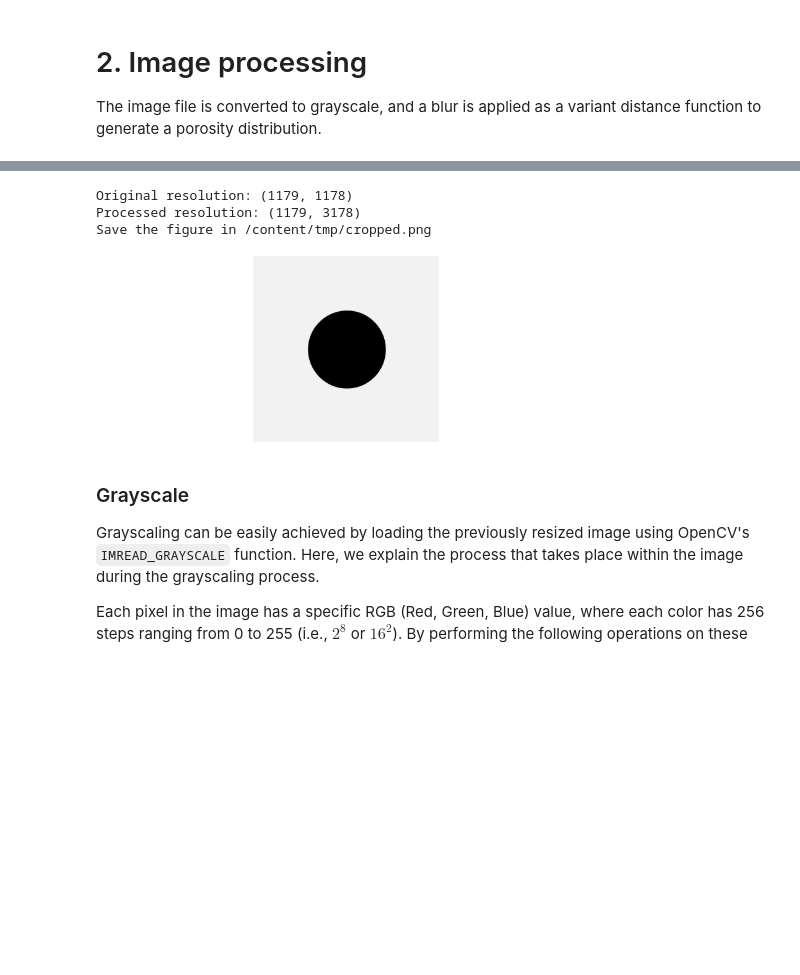
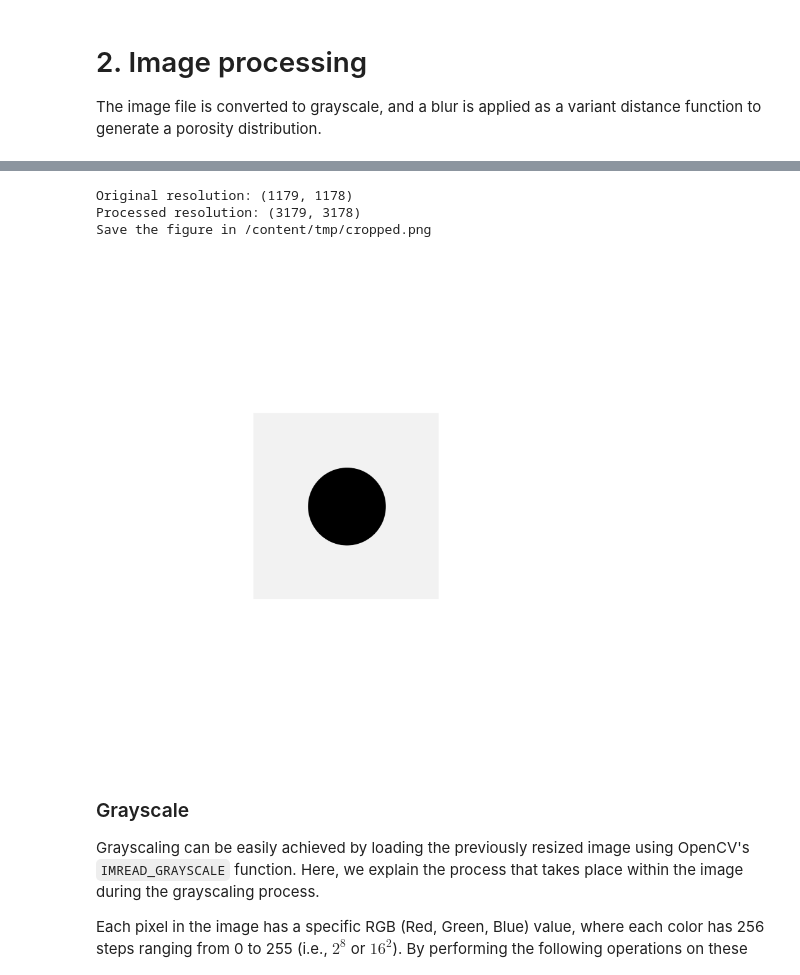
Before and after one commit to nobu-n2002/CFD2023_image_processing, a Jupyter notebook: ibm_image_processing_ver2.ipynb, the cells around one changed output, grey strips where cells are left out. Cells and saved outputs as stored; diff of their text form; code cells hidden in the pictures; blank space fills up the shorter version.

```diff
--- a/ibm_image_processing_ver2.ipynb
+++ b/ibm_image_processing_ver2.ipynb
@@ -162,43 +161,43 @@ h_ori, w_ori = src.shape[0:2]
 print('Original resolution:', src.shape[0:2])
 
 # Set margin parameters
-margin_type = "x_direction"  # @param ["x_direction", "surroundings"]
-square = False # @param {type:"boolean"}
+margin_type = "surroundings"  # @param ["x_direction", "surroundings"]
+square = True # @param {type:"boolean"}
 x, y = 0, 0
 margin_factor_x, margin_factor_y = 0, 0
 
 # Calculate margin for square
 if square:
     tmp = h_ori - w_ori
     if tmp <= 0:
         x = int(abs(tmp) / 2)
     else:
         y = int(abs(tmp) / 2)
 
 # Set margin factors based on type
 if margin_type == "surroundings":
     margin_factor_x, margin_factor_y = 1, 1
 elif margin_type == "x_direction":
     margin_factor_x, margin_factor_y = 0, 1
 
 # Add margin to the image
 img = cv2.copyMakeBorder(src, MARGIN * margin_factor_x + x, MARGIN * margin_factor_x + x,
                          MARGIN * margin_factor_y + y, MARGIN * margin_factor_y + y,
                          cv2.BORDER_CONSTANT, value=[255, 255, 255])
 
 # Save the processed image
 file_name_cropped = f"{CWD}/tmp/cropped.png"
 cv2.imwrite(file_name_cropped, img)
 
 # Display the processed image
 print('Processed resolution:', img.shape[0:2])
 print('\033[32m' + f'Save the figure in {file_name_cropped}' + '\033[0m')
 display(Image(file_name_cropped, width=500))
 # %% [output]
 Original resolution: (1179, 1178)
-Processed resolution: (1179, 3178)
+Processed resolution: (3179, 3178)
 Save the figure in /content/tmp/cropped.png
-[figure, old version]
+[figure, new version]
 # %% [markdown]
 ### Grayscale
 
```
Also changed, not shown: parts of 7 cells of this notebook.
